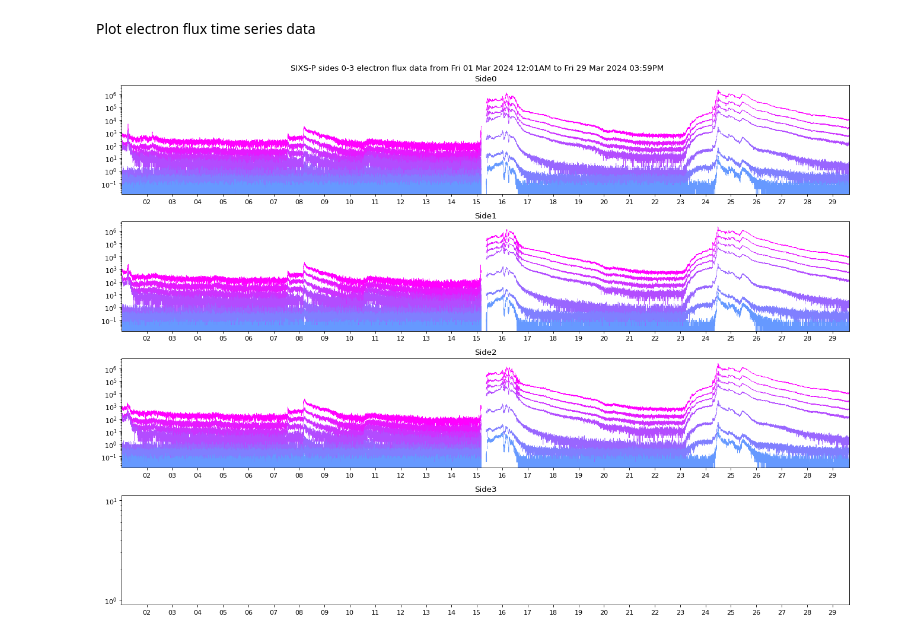
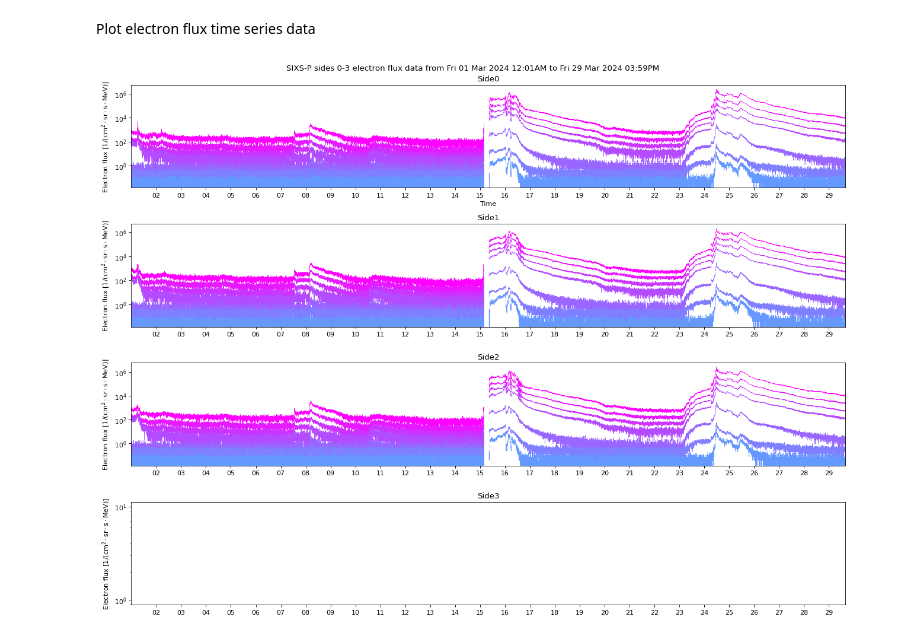
Before and after one commit to ojsant/BC_plot, a Jupyter notebook: bc_plots.ipynb, the cells around one changed output. Drawn from its saved outputs; the diff is of its cells as text; code cells hidden in the pictures.

```diff
--- a/bc_plots.ipynb
+++ b/bc_plots.ipynb
@@ -42,6 +41,7 @@ for i in sides:
     for j in range(len(channel_range_p)):
         axs[i].plot(dates, data[channels[i, j]], color=colors[j], lw=0.5)
     axs[i].set_title(f"Side{i}")
+    axs[i].set_xlabel("Time")
     axs[i].set_ylabel(r"Proton flux $\mathrm{[1/(cm^2 \cdot sr\cdot s \cdot MeV)]}$")
     axs[i].semilogy()
     axs[i].tick_params("x", labelbottom=True)
@@ -56,33 +56,33 @@ Plot electron flux time series data
 # %%
 # create a list of side-channel combinations
 sides = range(4)
 channel_range_e = range(1, 8)
 channels = [f"Side{i}_E{j}" for i, j in product(sides, channel_range_e)]
 
 # reshape it to plotting configuration
 channels = np.array(channels).reshape((len(sides), len(channel_range_e)))
 
 fig, axs = plt.subplots(len(sides), 1, figsize=(16, 12), dpi=80, sharex=True)
 fig.suptitle(f"SIXS-P sides 0-3 electron flux data from {time_start_s} to {time_end_s}")
 
 # colormapping
 colors = plt.cm.cool_r(np.linspace(0, 0.6, len(channel_range_e)))
 
 # date ticks
-day_locator = DayLocator(interval=1)
-date_formatter = DateFormatter("%d")
 axs[0].xaxis.set_major_locator(day_locator)
 axs[0].xaxis.set_major_formatter(date_formatter)
 
 for i in sides:
     for j in range(len(channel_range_e)):
         axs[i].plot(dates, data[channels[i, j]], color=colors[j], lw=0.5)
     axs[i].set_title(f"Side{i}")
     axs[i].semilogy()
+    axs[0].set_xlabel("Time")
+    axs[i].set_ylabel(r"Electron flux $\mathrm{[1/(cm^2 \cdot sr\cdot s \cdot MeV)]}$")
     axs[i].tick_params("x", labelbottom=True)
 
 plt.xlim((time_start, time_end))
 plt.tight_layout()
 plt.show()
 # %% [output]
-[figure, old version]
+[figure, new version]
```
Also changed, not shown: parts of 2 cells of this notebook.
